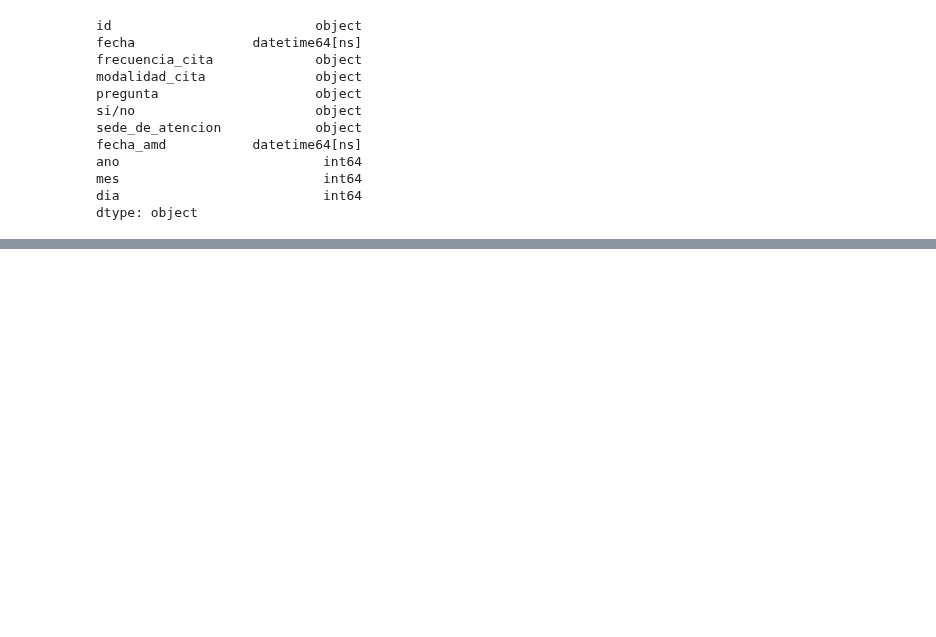
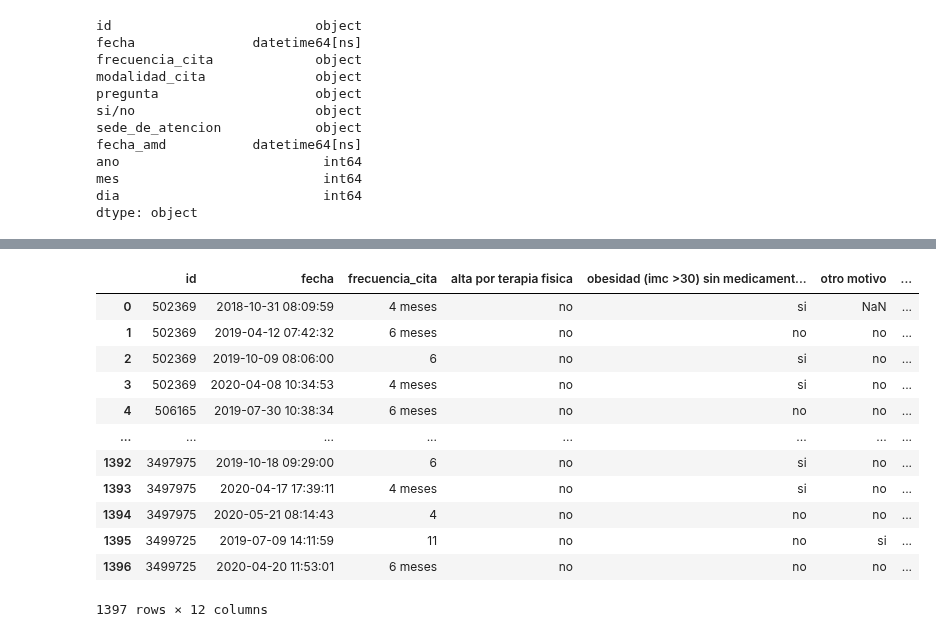
Before and after one commit to mavalderrama/helpharma, a Jupyter notebook: notebooks/clean_Terapia fisica.ipynb, the cells around one changed output, grey strips where cells are left out. Saved outputs shown, nothing was run; the diff lists cells and outputs as text; code cells hidden in the pictures; blank space fills up the shorter version.

```diff
--- a/notebooks/clean_Terapia fisica.ipynb
+++ b/notebooks/clean_Terapia fisica.ipynb
@@ -305,0 +323,3 @@ dtype: object
+# %%
+df_tf_g1_clean2=df_tf_g1_clean[['id','fecha','frecuencia_cita']].copy().drop_duplicates(keep='first',ignore_index=True)
+df_tf_g1_clean2
@@ -306 +340,23 @@ dtype: object
+# %%
+df_tf_g1_clean3=df_tf_g1_clean2.merge(table,left_on=['id','fecha'],right_on=['id','fecha']).copy()
+df_tf_g1_clean3.fillna('no')
+df_tf_g1_clean3['ano']=df_tf_g1_clean3['fecha'].dt.year
+df_tf_g1_clean3['mes']=df_tf_g1_clean3['fecha'].dt.month
+df_tf_g1_clean3['dia']=df_tf_g1_clean3['fecha'].dt.day
+# %%
+df_tf_g1_clean3
+# %% [output]
+|  | id | fecha | frecuencia_cita | alta por terapia fisica | obesidad (imc >30) sin medicament... | otro motivo | ... |
+| 0 | 502369 | 2018-10-31 08:09:59 | 4 meses | no | si | NaN | ... |
+| 1 | 502369 | 2019-04-12 07:42:32 | 6 meses | no | no | no | ... |
+| 2 | 502369 | 2019-10-09 08:06:00 | 6 | no | si | no | ... |
+| 3 | 502369 | 2020-04-08 10:34:53 | 4 meses | no | si | no | ... |
+| 4 | 506165 | 2019-07-30 10:38:34 | 6 meses | no | no | no | ... |
+| ... | ... | ... | ... | ... | ... | ... | ... |
+| 1392 | 3497975 | 2019-10-18 09:29:00 | 6 | no | si | no | ... |
+| 1393 | 3497975 | 2020-04-17 17:39:11 | 4 meses | no | si | no | ... |
+| 1394 | 3497975 | 2020-05-21 08:14:43 | 4 | no | no | no | ... |
+| 1395 | 3499725 | 2019-07-09 14:11:59 | 11 | no | no | si | ... |
+| 1396 | 3499725 | 2020-04-20 11:53:01 | 6 meses | no | no | no | ... |
+1397 rows × 12 columns
 # %%
```
Also changed, not shown: parts of 3 cells of this notebook, 4 other files.
